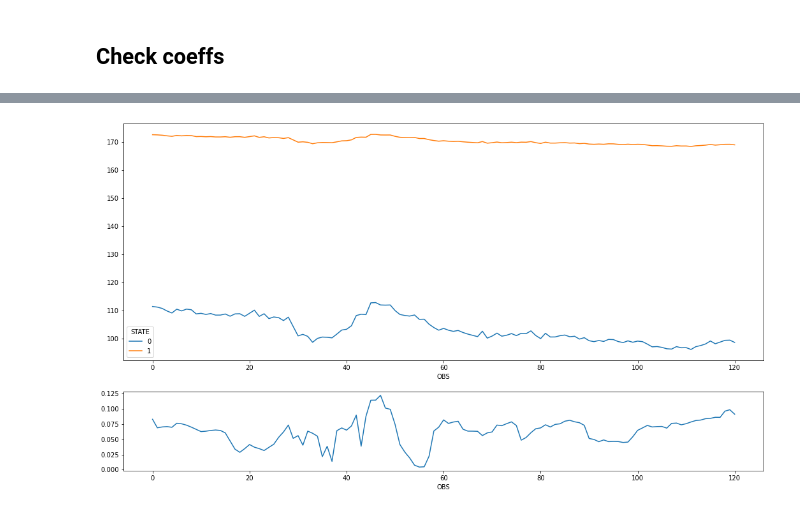
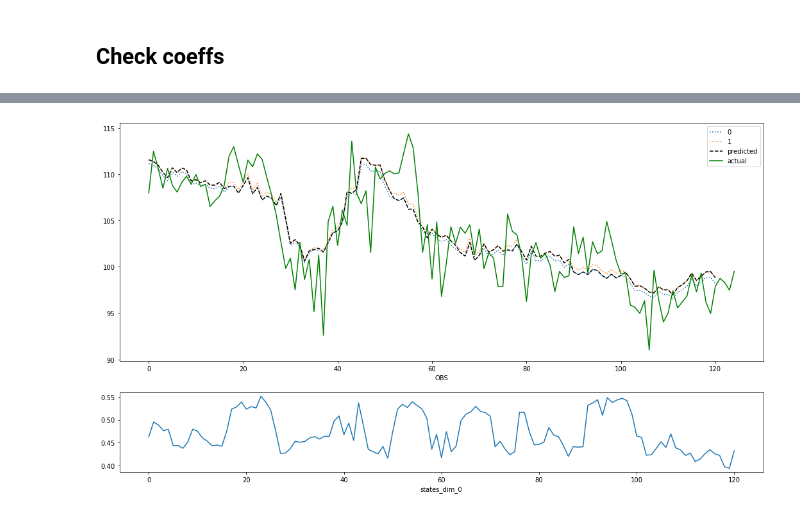
Before and after one commit to NowanIlfideme/masters_switching_models, a Jupyter notebook: notebooks/Recreating_MS_Models_With_PyMC3.ipynb, the cells around one changed output, grey strips where cells are left out. Drawn from its saved outputs; the diff is of its cells as text; code cells hidden in the pictures.

```diff
--- a/notebooks/Recreating_MS_Models_With_PyMC3.ipynb
+++ b/notebooks/Recreating_MS_Models_With_PyMC3.ipynb
@@ -409,8 +472,21 @@ pd.concat(
-# %%
-fig, ax = plt.subplots(2, 1, figsize=(18, 10), gridspec_kw={"height_ratios": [3, 1]})
-
-post_mean['conditional_mean'].to_series().unstack('STATE').plot(ax=ax[0])
-post_mean['states'].to_series().plot(ax=ax[1])
-fig;
-# %% [output]
-[figure, removed]
+# %%
+try:
+    _state_mean = post_mean["states"].to_series()
+except KeyError:
+    _state_mean = ifd.observed_data["states"].to_series()
+
+_cond_mean = post_mean["conditional_mean"].to_series().unstack("STATE")
+
+_real_mean = pd.Series(np.diag(_cond_mean.loc[:, _qq]), _cond_mean.index)
+
+fig, ax = plt.subplots(2, 1, figsize=(18, 10), gridspec_kw={"height_ratios": [3, 1]})
+
+_cond_mean.plot(ax=ax[0], linestyle=':')
+_real_mean.plot(ax=ax[0], color='black', linestyle='--', label='predicted')
+endog.reset_index(drop=True).plot(ax=ax[0], color="green", label="actual")
+ax[0].legend()
+
+_state_mean.plot(ax=ax[1])
+fig;
+# %% [output]
+[figure, added]
```
Also changed, not shown: parts of 19 cells of this notebook.
